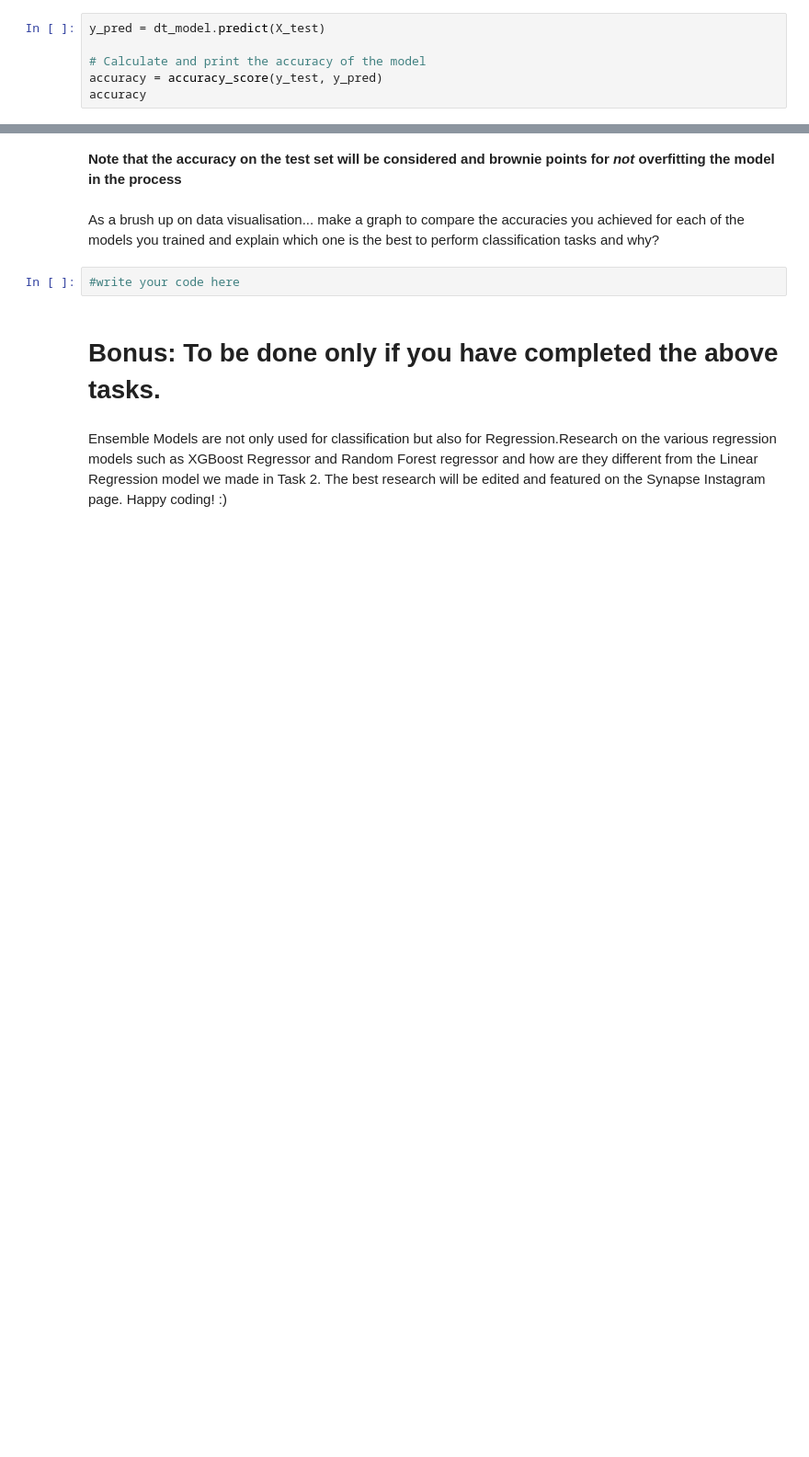
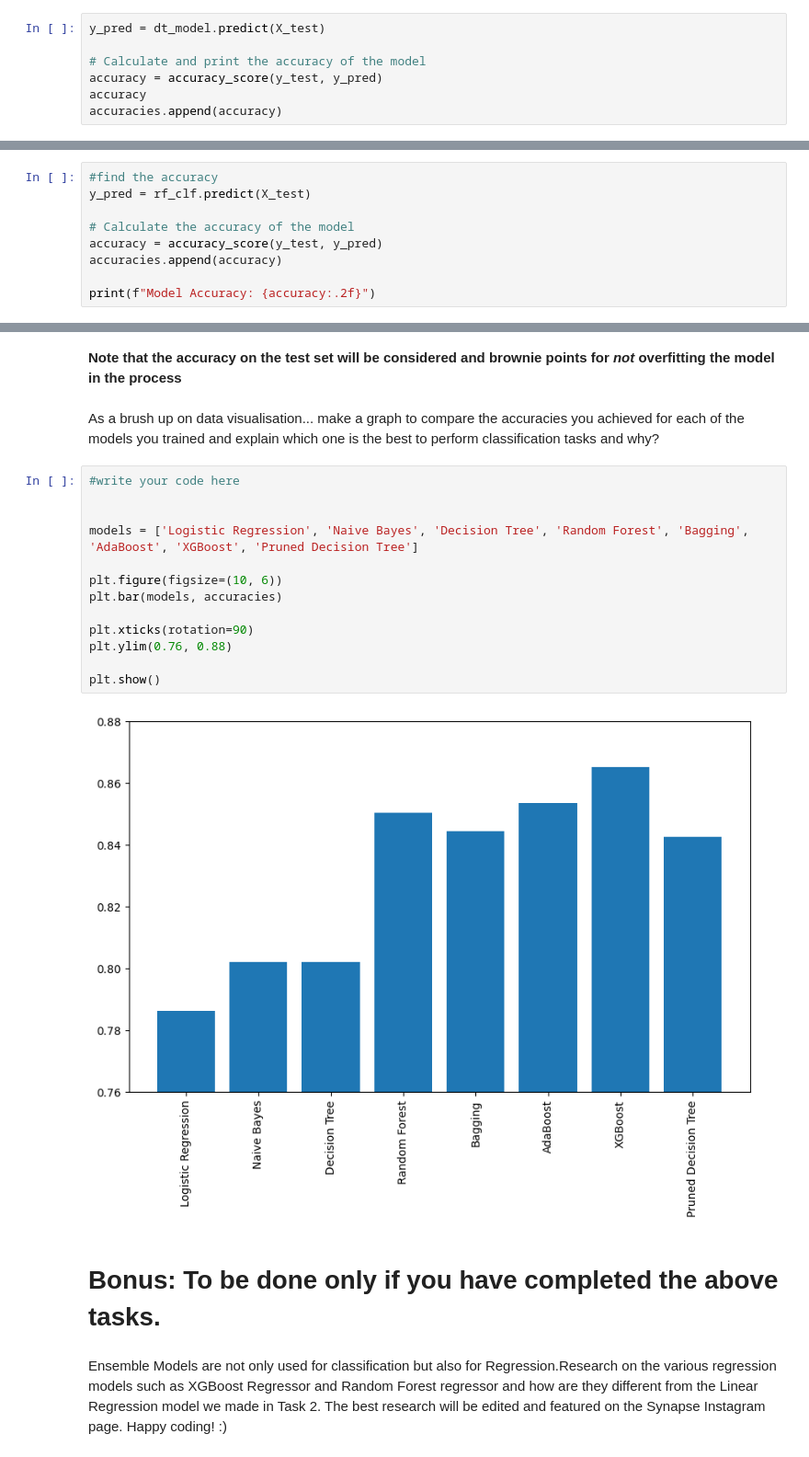
Before and after one commit to nityawastaken/Synapse_LP, a Jupyter notebook: nitya_Task_4.ipynb, the cells around one changed output, grey strips where cells are left out. Shown at 92% size. Drawn from its saved outputs; the diff is of its cells as text; blank space fills up the shorter version.

```diff
--- a/nitya_Task_4.ipynb
+++ b/nitya_Task_4.ipynb
@@ -263,3 +280,4 @@ y_pred = dt_model.predict(X_test)
 # Calculate and print the accuracy of the model
 accuracy = accuracy_score(y_test, y_pred)
 accuracy
+accuracies.append(accuracy)
@@ -353,0 +425,9 @@ https://scikit-learn.org/stable/modules/generated/sklearn.ensemble.RandomForestC
+# %%
+#find the accuracy
+y_pred = rf_clf.predict(X_test)
+
+# Calculate the accuracy of the model
+accuracy = accuracy_score(y_test, y_pred)
+accuracies.append(accuracy)
+
+print(f"Model Accuracy: {accuracy:.2f}")
@@ -398,8 +566,21 @@ Ans:
 <b>Note that the accuracy on the test set will be considered and brownie points for *not* overfitting the model in the process</b>
 # %% [markdown]
 As a brush up on data visualisation... make a graph to compare the accuracies you achieved for each of the models you trained and explain which one is the best to perform classification tasks and why?
-# %%
-#write your code here
+# %%
+#write your code here
+
+
+models = ['Logistic Regression', 'Naive Bayes', 'Decision Tree', 'Random Forest', 'Bagging', 'AdaBoost', 'XGBoost', 'Pruned Decision Tree']
+
+plt.figure(figsize=(10, 6))
+plt.bar(models, accuracies)
+
+plt.xticks(rotation=90)
+plt.ylim(0.76, 0.88)
+
+plt.show()
+# %% [output]
+[figure, added]
 # %% [markdown]
 # **Bonus: To be done only if you have completed the above tasks.**
 # %% [markdown]
```
Also changed, not shown: parts of 41 cells of this notebook.
